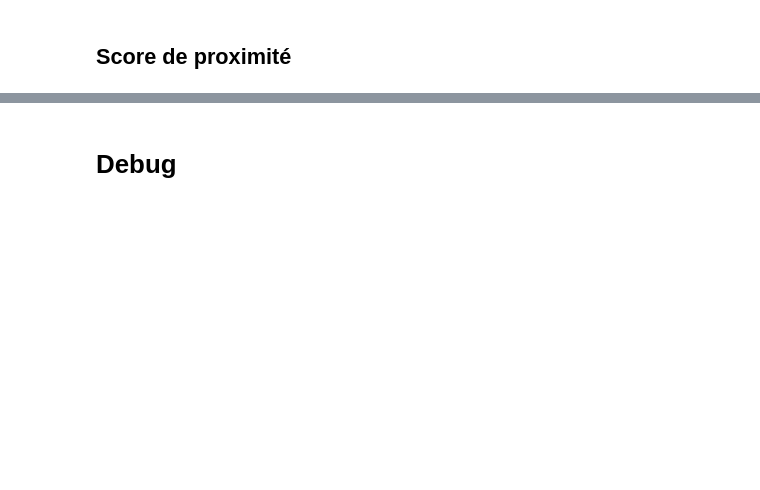
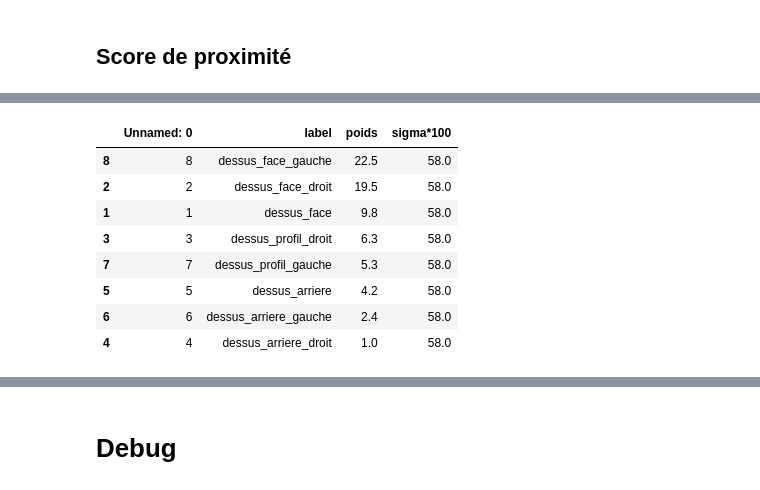
Before and after one commit to PelissierCombescure/Code, a Jupyter notebook: Comparaison-User-study/comparaison_user_study.ipynb, the cells around one changed output, grey strips where cells are left out. Drawn from its saved outputs; the diff is of its cells as text; code cells hidden in the pictures; blank space fills up the shorter version.

```diff
--- a/Comparaison-User-study/comparaison_user_study.ipynb
+++ b/Comparaison-User-study/comparaison_user_study.ipynb
@@ -18,3 +19,11 @@ from utils_comparaison import *
+# %%
+# Chargement du fichier CSV
+df = pd.read_csv("/home/pelissier/These-ATER/Papier_international3/Code/Comparaison-User-study/cam_pose_rep_etude.csv")
+# Arrondir toutes les colonnes numériques à 2 décimales
+df = df.round(2)
+
+# Sauvegarder le résultat dans un nouveau fichier CSV
+#df.to_csv("/home/pelissier/These-ATER/Papier_international3/Code/Comparaison-User-study/cam_pose_rep_etude_arrondi.csv", index=False)
 # %% [markdown]
 Variables globales
 # %%
@@ -31,7 +40,7 @@ dir_bvs = "/home/pelissier/These-ATER/Papier_international3/Dataset/Rendu/ModelN
 # Path to the directory containing the csv files of the user study
 dir_us = "/home/pelissier/These-ATER/Papier_internationale2/Validation/user_study/3D/post_traitement/csv_etude_Prolific"
 # Data of camera poses in user study : i, j, theta, delta, X, Y, Z
-data_us_cam = pd.read_csv("/home/pelissier/These-ATER/Papier_international3/Code/Comparaison-User-study/cam_pose_rep_etude.csv")
+data_us_cam = pd.read_csv("/home/pelissier/These-ATER/Papier_international3/Code/Comparaison-User-study/cam_pose_rep_etude_arrondi.csv")
 label_us_cam = pd.read_csv("/home/pelissier/These-ATER/Papier_international3/Code/Comparaison-User-study/cam_rep_etude_label.csv")
 data_us_cam['label'] = list(label_us_cam['label'])
 ## Choix et bvs des 44 modeles
@@ -58,7 +70,7 @@ Modeles de US :  44
 #j_cam_us_ok = [0,1,2,3,4]
 
 ## Que les cameras de la couronne j==1
-j_cam_us_ok = [1,2]
+j_cam_us_ok = [1]
 
 ## Que les cameras de la couronne j==1 ou j == 2
 #j_cam_us_ok = [1,2]
@@ -137,7 +141,7 @@ for path_bvs_us_csv in paths_bvs_us_csv:
     cam_bvs = np.concatenate([np.array(X_us)[position_bvs_mesh], np.array(Y_us)[position_bvs_mesh], np.array(Z_us)[position_bvs_mesh]]).T
     # Indice I-J des caméras dans le repère de l'US
     i_j_cam = np.concatenate([np.array(I_us)[position_bvs_mesh], np.array(J_us)[position_bvs_mesh]]).T
-    all_bvs_us[name] = {'df': filter_sorted_df, 'label_bvs': label_bvs_mesh, 'cam_bvs': cam_bvs, 'ij_bvs': i_j_cam}
+    all_bvs_us[name] = {'df': filter_sorted_df, 'label_bvs': label_bvs_mesh, 'cam_bvs': cam_bvs, 'ij_bvs': i_j_cam, 'poids_bvs' :  max(list(filter_sorted_df['poids']))}
 # %%
 all_bvs_us['carVasa']
 # %% [output]
@@ -267 +283,13 @@ df_poids_from_modelnet_final_sorted = df_poids_from_modelnet_final.sort_values(b
+# %%
+all_bvs_us['carVasa']['df']
+# %% [output]
+|  | Unnamed: 0 | label | poids | sigma*100 |
+| 8 | 8 | dessus_face_gauche | 22.5 | 58.0 |
+| 2 | 2 | dessus_face_droit | 19.5 | 58.0 |
+| 1 | 1 | dessus_face | 9.8 | 58.0 |
+| 3 | 3 | dessus_profil_droit | 6.3 | 58.0 |
+| 7 | 7 | dessus_profil_gauche | 5.3 | 58.0 |
+| 5 | 5 | dessus_arriere | 4.2 | 58.0 |
+| 6 | 6 | dessus_arriere_gauche | 2.4 | 58.0 |
+| 4 | 4 | dessus_arriere_droit | 1.0 | 58.0 |
 # %%
```
Also changed, not shown: parts of 14 cells of this notebook, 4 other files.
